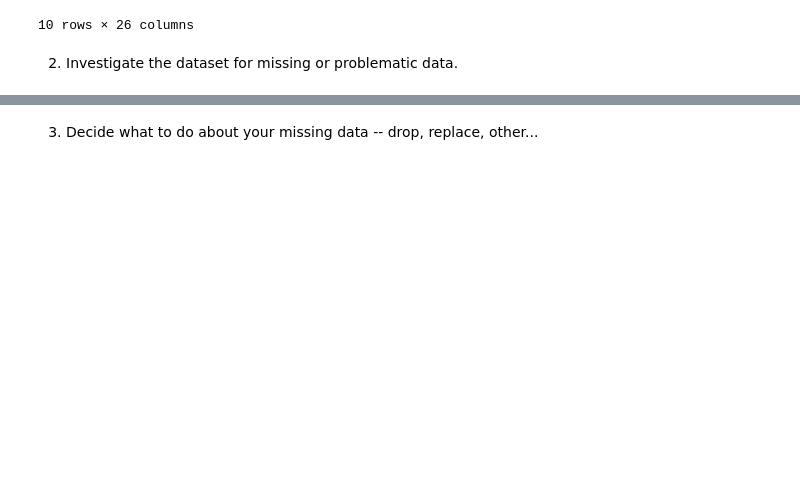
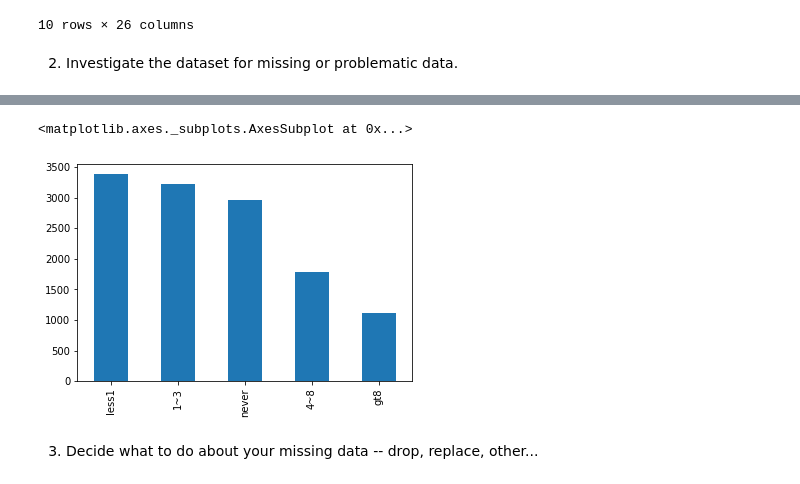
Before and after one commit to wrp/bmlai, a Jupyter notebook: 5.1/bmlai_5_1.ipynb, the cells around one changed output, grey strips where cells are left out. Saved outputs shown, nothing was run; the diff lists cells and outputs as text; code cells hidden in the pictures; blank space fills up the shorter version.

```diff
--- a/5.1/bmlai_5_1.ipynb
+++ b/5.1/bmlai_5_1.ipynb
@@ -112,2 +110,7 @@ Name: Bar, dtype: int64
+# %%
+data.CoffeeHouse.value_counts().plot(kind='bar')
+# %% [output]
+<matplotlib.axes._subplots.AxesSubplot at 0x...>
+[figure, added]
 # %% [markdown]
 3. Decide what to do about your missing data -- drop, replace, other...
```
Also changed, not shown: parts of 10 cells of this notebook, 1 other file.
